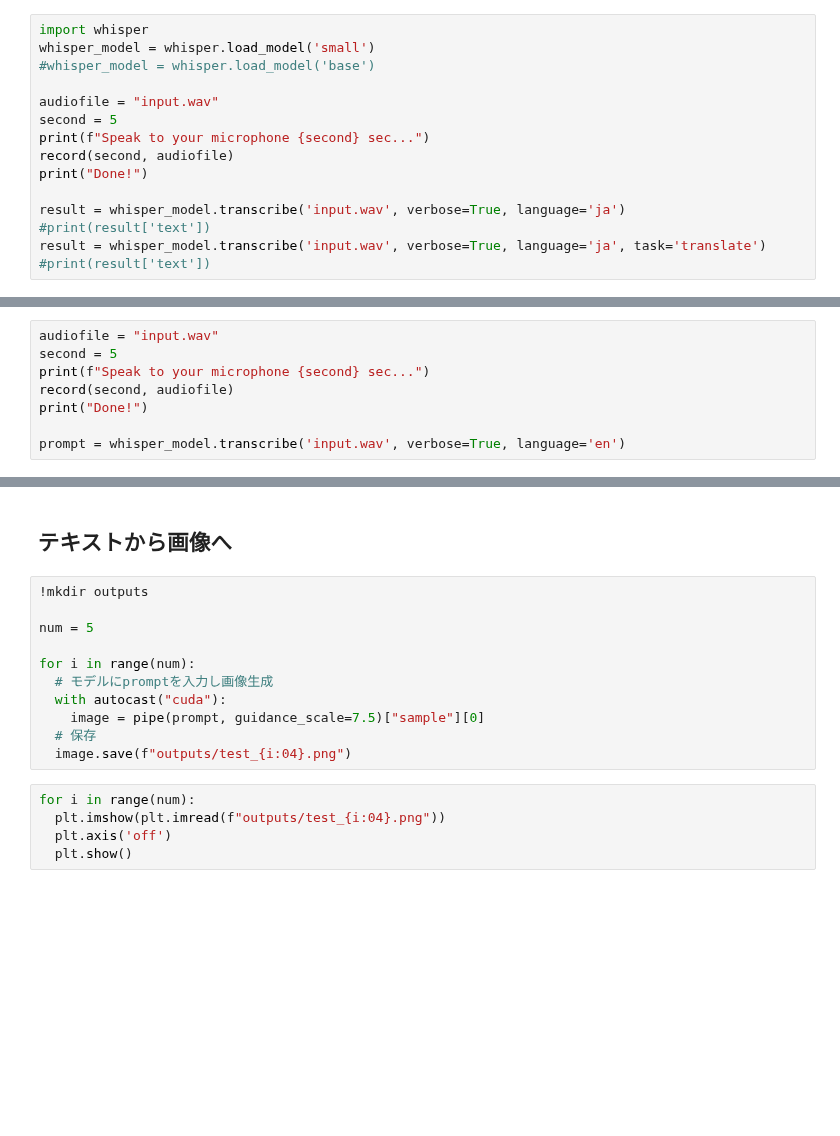
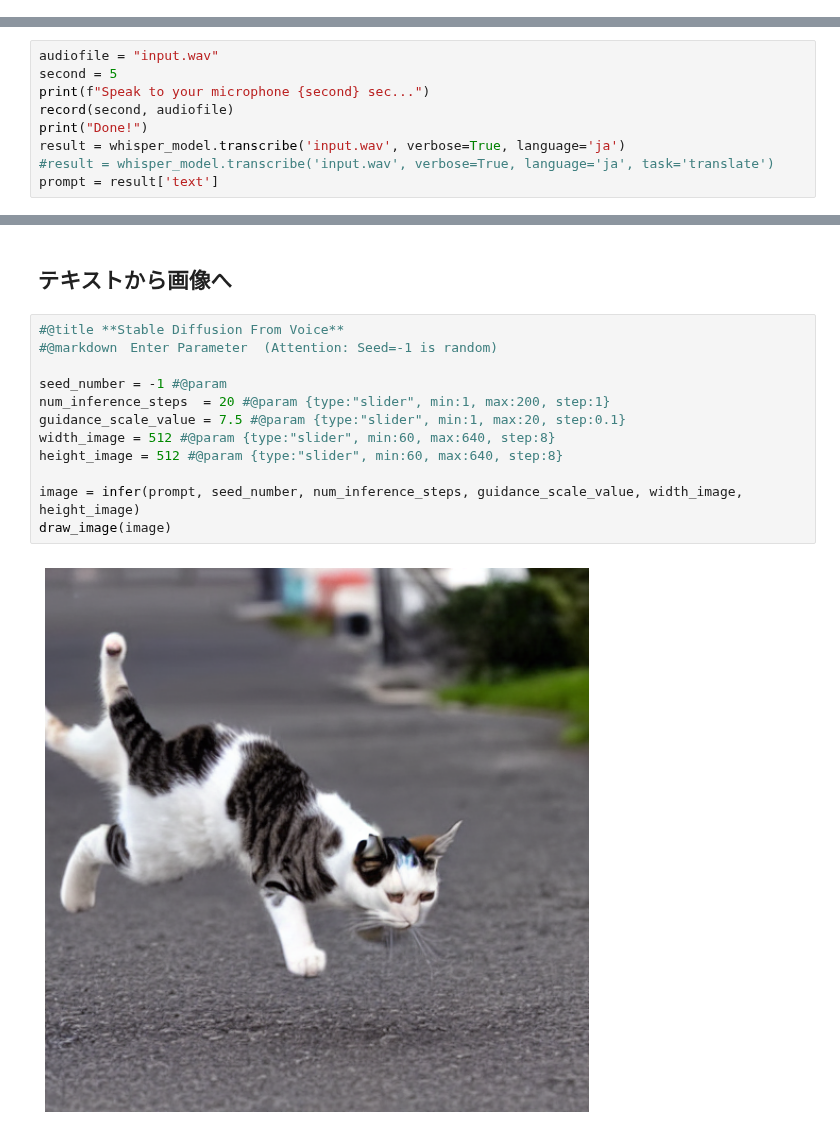
Before and after one commit to ailab-nda/ML, a Jupyter notebook: StableDiffusion_demo_jp.ipynb, the cells around one changed output, grey strips where cells are left out. Cells and saved outputs as stored; diff of their text form; blank space fills up the shorter version.

```diff
--- a/StableDiffusion_demo_jp.ipynb
+++ b/StableDiffusion_demo_jp.ipynb
@@ -137,18 +227,3 @@ librosa.display.waveplot(speech, sr=rate)
-# %%
-import whisper
-whisper_model = whisper.load_model('small')
-#whisper_model = whisper.load_model('base')
-
-audiofile = "input.wav"
-second = 5
-print(f"Speak to your microphone {second} sec...")
-record(second, audiofile)
-print("Done!")
-
-result = whisper_model.transcribe('input.wav', verbose=True, language='ja')
-#print(result['text'])
-result = whisper_model.transcribe('input.wav', verbose=True, language='ja', task='translate')
-#print(result['text'])
 # %% [markdown]
 ## 音声入力からテキストへ
 # %%
@@ -157,5 +232,6 @@ second = 5
 print(f"Speak to your microphone {second} sec...")
 record(second, audiofile)
 print("Done!")
-
-prompt = whisper_model.transcribe('input.wav', verbose=True, language='en')
+result = whisper_model.transcribe('input.wav', verbose=True, language='ja')
+#result = whisper_model.transcribe('input.wav', verbose=True, language='ja', task='translate')
+prompt = result['text']
@@ -162,18 +243,16 @@ prompt = whisper_model.transcribe('input.wav', verbose=True, language='en')
 # %% [markdown]
 ## テキストから画像へ
-# %%
-!mkdir outputs
-
-num = 5
-
-for i in range(num):
-  # モデルにpromptを入力し画像生成
-  with autocast("cuda"):
-    image = pipe(prompt, guidance_scale=7.5)["sample"][0]
-  # 保存
-  image.save(f"outputs/test_{i:04}.png")
-# %%
-for i in range(num):
-  plt.imshow(plt.imread(f"outputs/test_{i:04}.png"))
-  plt.axis('off')
-  plt.show()
+# %%
+#@title **Stable Diffusion From Voice**
+#@markdown　Enter Parameter  (Attention: Seed=-1 is random)
+
+seed_number = -1 #@param
+num_inference_steps  = 20 #@param {type:"slider", min:1, max:200, step:1}
+guidance_scale_value = 7.5 #@param {type:"slider", min:1, max:20, step:0.1}
+width_image = 512 #@param {type:"slider", min:60, max:640, step:8}
+height_image = 512 #@param {type:"slider", min:60, max:640, step:8}
+
+image = infer(prompt, seed_number, num_inference_steps, guidance_scale_value, width_image, height_image)
+draw_image(image)
+# %% [output]
+[figure, added]
```
Also changed, not shown: parts of 14 cells of this notebook.
